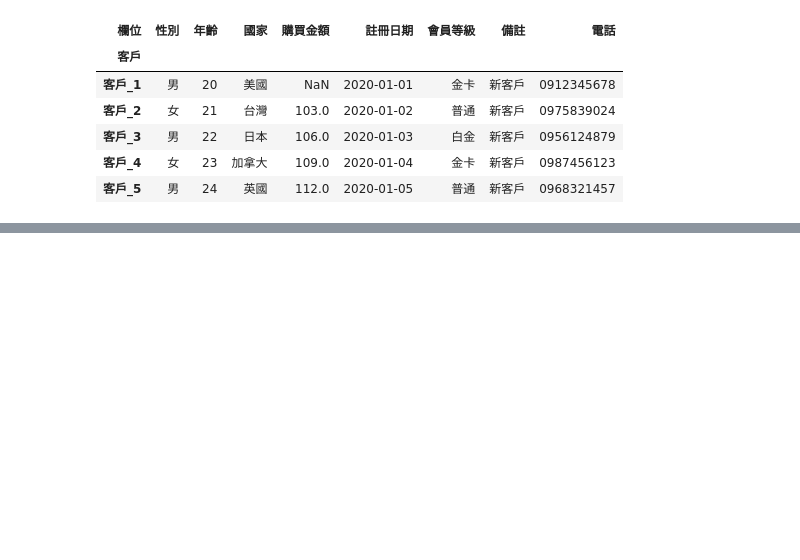
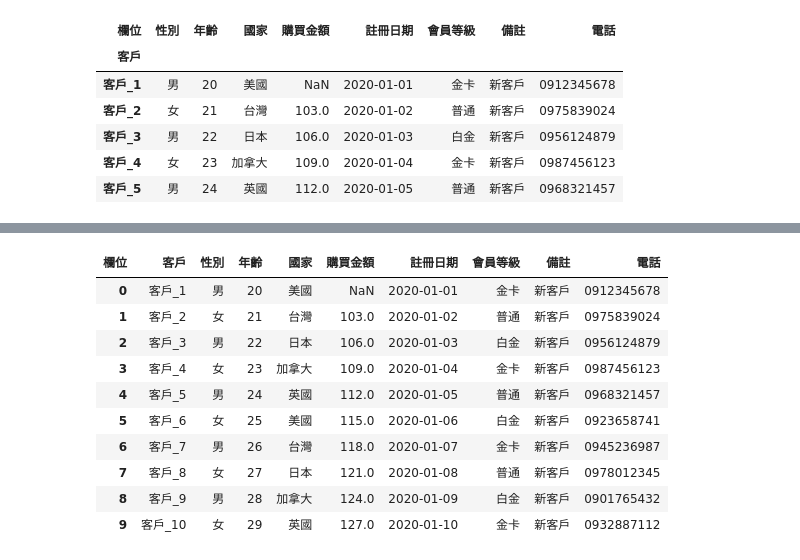
Before and after one commit to pysduck0w0/ProjectDevelop, a Jupyter notebook: ch03/index.python.ipynb, the cells around one changed output, grey strips where cells are left out. Cells and saved outputs as stored; diff of their text form; code cells hidden in the pictures; blank space fills up the shorter version.

```diff
--- a/ch03/index.python.ipynb
+++ b/ch03/index.python.ipynb
@@ -716,0 +732,19 @@ df.head()
+# %%
+df.reset_index( drop=True ,inplace=True) #drop 刪除原本 index欄位 # inplace = True 覆蓋原本 df
+
+df.head(10)
+
+#df = reset_index( drop=True) #原生寫法
+#df.head(10)
+# %% [output]
+| 欄位 | 客戶 | 性別 | 年齡 | 國家 | 購買金額 | 註冊日期 | 會員等級 | 備註 | 電話 |
+| 0 | 客戶_1 | 男 | 20 | 美國 | NaN | 2020-01-01 | 金卡 | 新客戶 | 0912345678 |
+| 1 | 客戶_2 | 女 | 21 | 台灣 | 103.0 | 2020-01-02 | 普通 | 新客戶 | 0975839024 |
+| 2 | 客戶_3 | 男 | 22 | 日本 | 106.0 | 2020-01-03 | 白金 | 新客戶 | 0956124879 |
+| 3 | 客戶_4 | 女 | 23 | 加拿大 | 109.0 | 2020-01-04 | 金卡 | 新客戶 | 0987456123 |
+| 4 | 客戶_5 | 男 | 24 | 英國 | 112.0 | 2020-01-05 | 普通 | 新客戶 | 0968321457 |
+| 5 | 客戶_6 | 女 | 25 | 美國 | 115.0 | 2020-01-06 | 白金 | 新客戶 | 0923658741 |
+| 6 | 客戶_7 | 男 | 26 | 台灣 | 118.0 | 2020-01-07 | 金卡 | 新客戶 | 0945236987 |
+| 7 | 客戶_8 | 女 | 27 | 日本 | 121.0 | 2020-01-08 | 普通 | 新客戶 | 0978012345 |
+| 8 | 客戶_9 | 男 | 28 | 加拿大 | 124.0 | 2020-01-09 | 白金 | 新客戶 | 0901765432 |
+| 9 | 客戶_10 | 女 | 29 | 英國 | 127.0 | 2020-01-10 | 金卡 | 新客戶 | 0932887112 |
```
Also changed, not shown: parts of 12 cells of this notebook.
